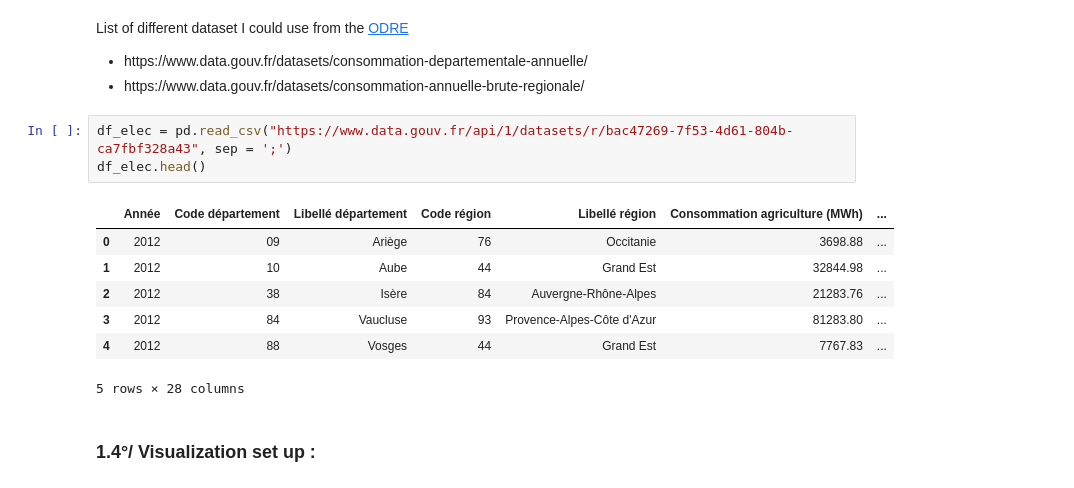
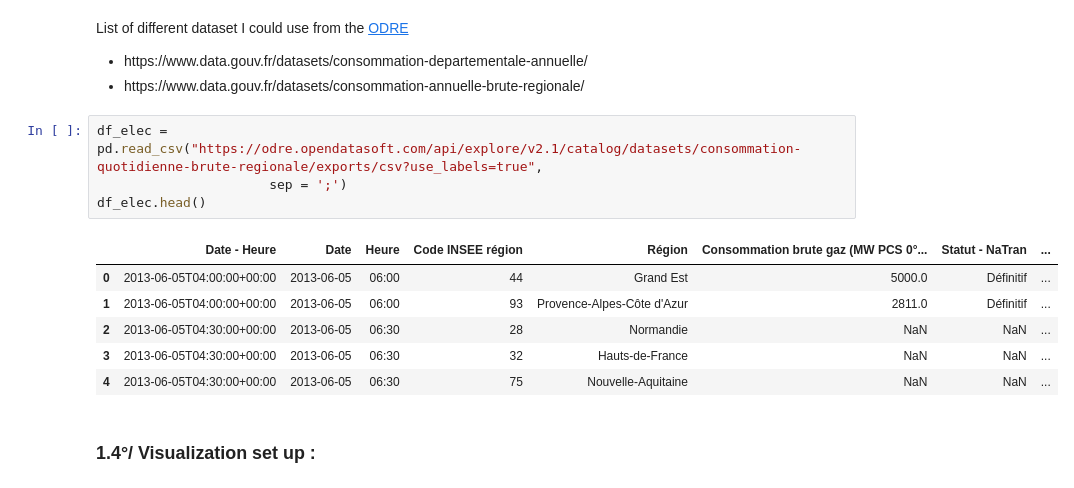
Before and after one commit to Nohalito/Weather-prediction, a Jupyter notebook: Predictive methods notebook.ipynb, the cells around one changed output. Drawn from its saved outputs; the diff is of its cells as text.

Commit message:
dataset

```diff
--- a/Predictive methods notebook.ipynb
+++ b/Predictive methods notebook.ipynb
@@ -333,16 +334,16 @@ List of different dataset I could use from the <a href = "https://www.data.gouv.
     <li>https://www.data.gouv.fr/datasets/consommation-annuelle-brute-regionale/</li>
 </ul>
 # %%
-df_elec = pd.read_csv("https://www.data.gouv.fr/api/1/datasets/r/bac47269-7f53-4d61-804b-ca7fbf328a43", sep = ';')
+df_elec = pd.read_csv("https://odre.opendatasoft.com/api/explore/v2.1/catalog/datasets/consommation-quotidienne-brute-regionale/exports/csv?use_labels=true",
+                      sep = ';')
 df_elec.head()
 # %% [output]
-|  | Année | Code département | Libellé département | Code région | Libellé région | Consommation agriculture (MWh) | ... |
-| 0 | 2012 | 09 | Ariège | 76 | Occitanie | 3698.88 | ... |
-| 1 | 2012 | 10 | Aube | 44 | Grand Est | 32844.98 | ... |
-| 2 | 2012 | 38 | Isère | 84 | Auvergne-Rhône-Alpes | 21283.76 | ... |
-| 3 | 2012 | 84 | Vaucluse | 93 | Provence-Alpes-Côte d'Azur | 81283.80 | ... |
-| 4 | 2012 | 88 | Vosges | 44 | Grand Est | 7767.83 | ... |
+|  | Date - Heure | Date | Heure | Code INSEE région | Région | Consommation brute gaz (MW PCS 0°... | Statut - NaTran | ... |
+| 0 | 2013-06-05T04:00:00+00:00 | 2013-06-05 | 06:00 | 44 | Grand Est | 5000.0 | Définitif | ... |
+| 1 | 2013-06-05T04:00:00+00:00 | 2013-06-05 | 06:00 | 93 | Provence-Alpes-Côte d'Azur | 2811.0 | Définitif | ... |
+| 2 | 2013-06-05T04:30:00+00:00 | 2013-06-05 | 06:30 | 28 | Normandie | NaN | NaN | ... |
+| 3 | 2013-06-05T04:30:00+00:00 | 2013-06-05 | 06:30 | 32 | Hauts-de-France | NaN | NaN | ... |
+| 4 | 2013-06-05T04:30:00+00:00 | 2013-06-05 | 06:30 | 75 | Nouvelle-Aquitaine | NaN | NaN | ... |
-5 rows × 28 columns
 # %% [markdown]
 ### 1.4°/ Visualization set up :
 # %%
```
Also changed, not shown: parts of 26 cells of this notebook, 2 other files.
